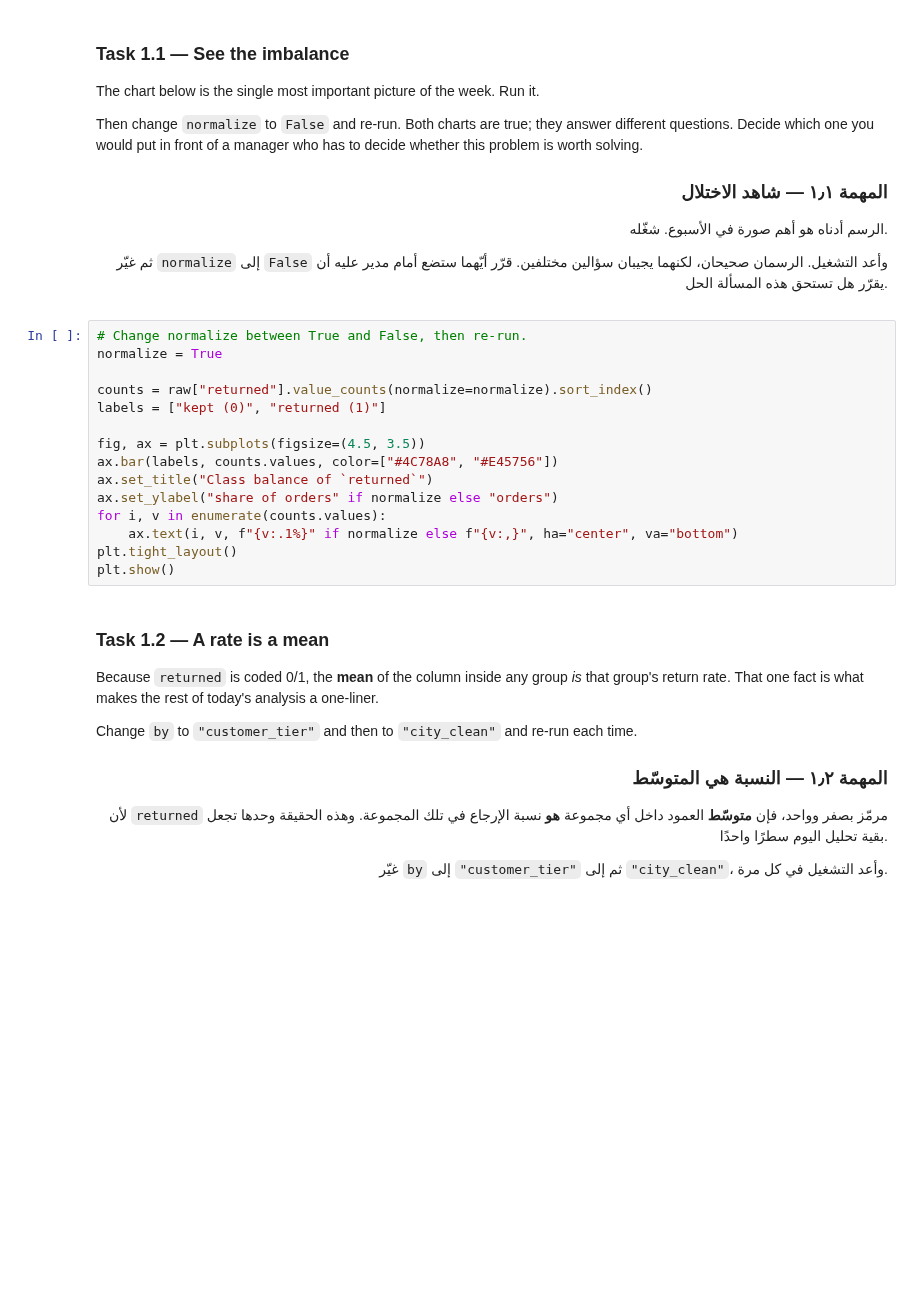
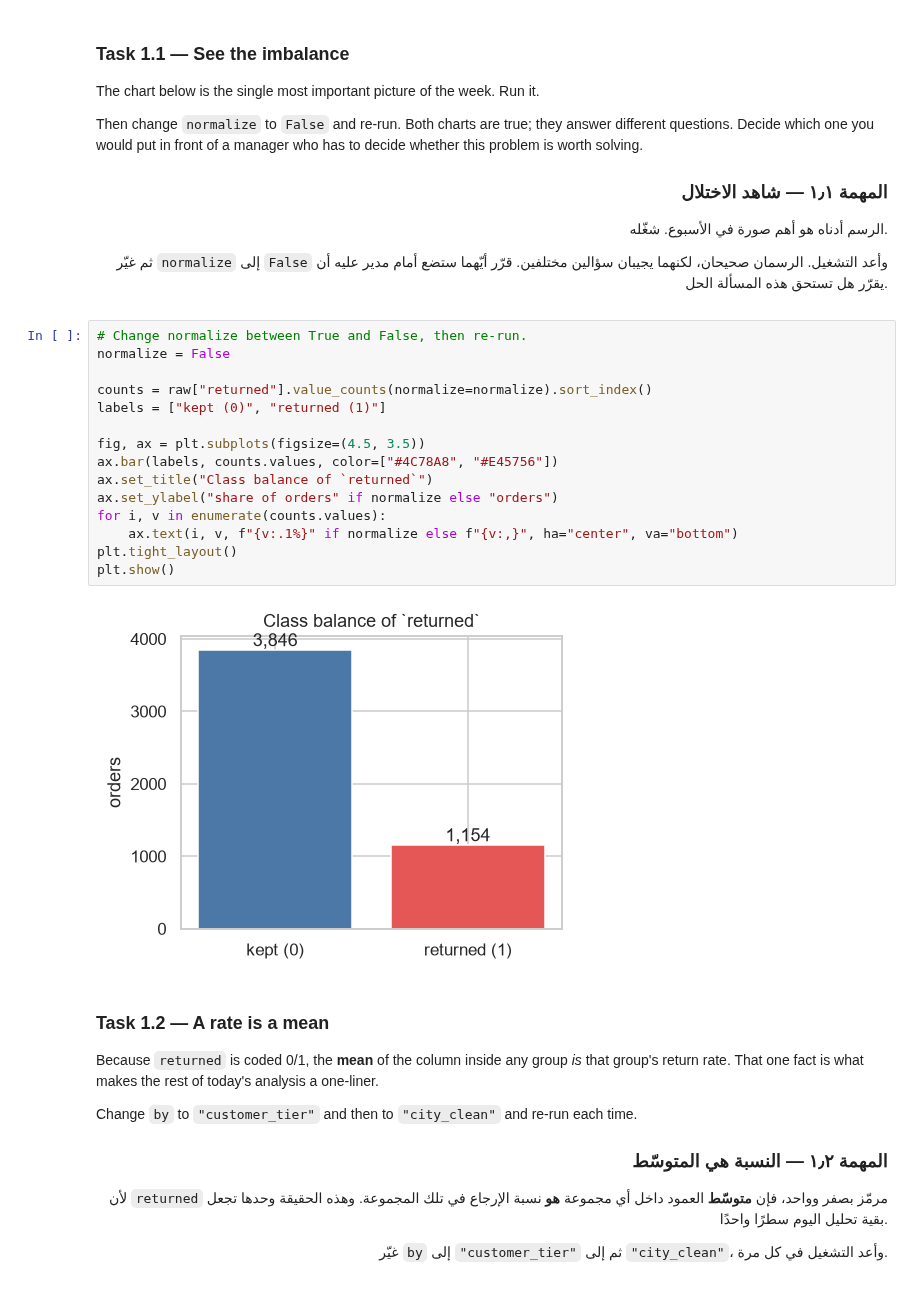
Before and after one commit to albandricx/AIEP_Olo_student, a Jupyter notebook: week_2_data_engineering/labs_v2/D2_eda_and_visualisation/D2_eda_and_visualisation_blank.ipynb, the cells around one changed output. Saved outputs shown, nothing was run; the diff lists cells and outputs as text; blank space fills up the shorter version.

Commit message:
EDA and visualisation lab

```diff
--- a/week_2_data_engineering/labs_v2/D2_eda_and_visualisation/D2_eda_and_visualisation_blank.ipynb
+++ b/week_2_data_engineering/labs_v2/D2_eda_and_visualisation/D2_eda_and_visualisation_blank.ipynb
@@ -196,19 +234,21 @@ problem is worth solving.
 </div>
 # %%
 # Change normalize between True and False, then re-run.
-normalize = True
+normalize = False
 
 counts = raw["returned"].value_counts(normalize=normalize).sort_index()
 labels = ["kept (0)", "returned (1)"]
 
 fig, ax = plt.subplots(figsize=(4.5, 3.5))
 ax.bar(labels, counts.values, color=["#4C78A8", "#E45756"])
 ax.set_title("Class balance of `returned`")
 ax.set_ylabel("share of orders" if normalize else "orders")
 for i, v in enumerate(counts.values):
     ax.text(i, v, f"{v:.1%}" if normalize else f"{v:,}", ha="center", va="bottom")
 plt.tight_layout()
 plt.show()
+# %% [output]
+[figure, added]
 # %% [markdown]
 ### Task 1.2 — A rate is a mean
 
```
Also changed, not shown: parts of 9 cells of this notebook.
